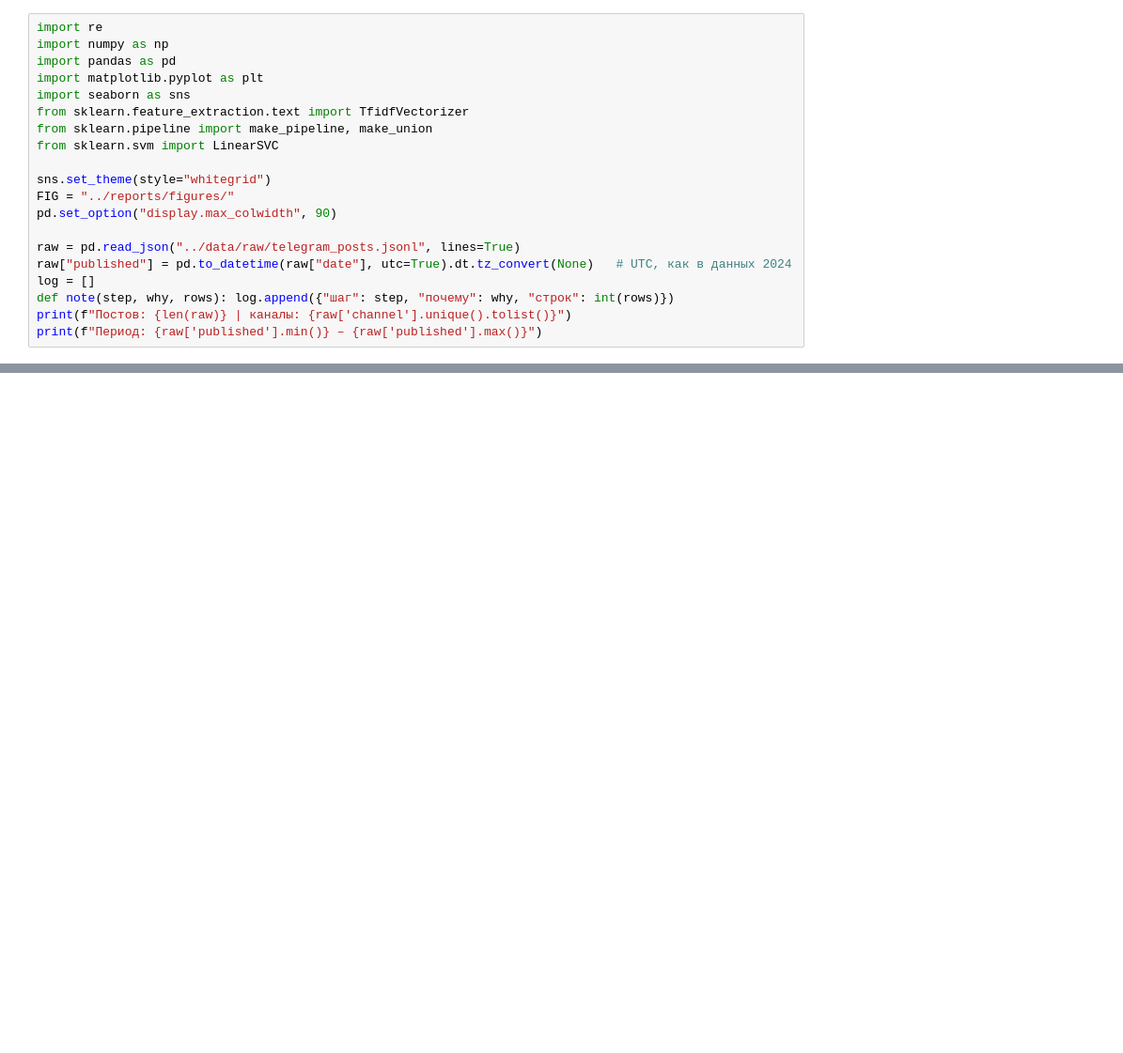
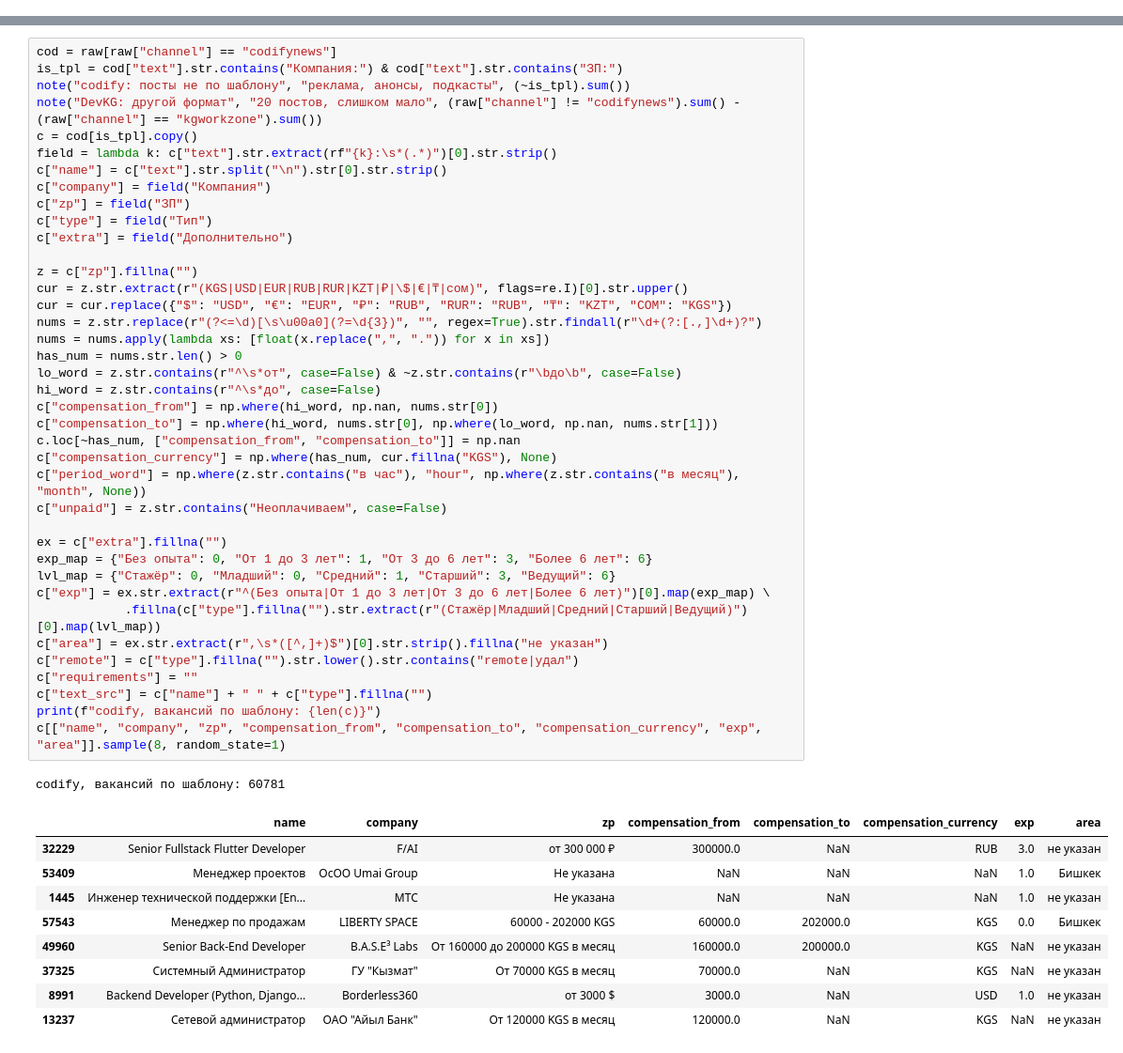
Before and after one commit to kambaraalieva/kg-job-market-analysis, a Jupyter notebook: notebooks/07_telegram_2026.ipynb, the cells around one changed output, grey strips where cells are left out. Shown at 94% size. Drawn from its saved outputs; the diff is of its cells as text; blank space fills up the shorter version.

```diff
--- a/notebooks/07_telegram_2026.ipynb
+++ b/notebooks/07_telegram_2026.ipynb
@@ -19,20 +0,0 @@
-# %%
-import re
-import numpy as np
-import pandas as pd
-import matplotlib.pyplot as plt
-import seaborn as sns
-from sklearn.feature_extraction.text import TfidfVectorizer
-from sklearn.pipeline import make_pipeline, make_union
-from sklearn.svm import LinearSVC
-
-sns.set_theme(style="whitegrid")
-FIG = "../reports/figures/"
-pd.set_option("display.max_colwidth", 90)
-
-raw = pd.read_json("../data/raw/telegram_posts.jsonl", lines=True)
-raw["published"] = pd.to_datetime(raw["date"], utc=True).dt.tz_convert(None)   # UTC, как в данных 2024
-log = []
-def note(step, why, rows): log.append({"шаг": step, "почему": why, "строк": int(rows)})
-print(f"Постов: {len(raw)} | каналы: {raw['channel'].unique().tolist()}")
-print(f"Период: {raw['published'].min()} – {raw['published'].max()}")
@@ -375,0 +78,50 @@ summary.style.format({"скрыта": "{:.0%}", "медиана": "{:,.0f}"})
+# %%
+cod = raw[raw["channel"] == "codifynews"]
+is_tpl = cod["text"].str.contains("Компания:") & cod["text"].str.contains("ЗП:")
+note("codify: посты не по шаблону", "реклама, анонсы, подкасты", (~is_tpl).sum())
+note("DevKG: другой формат", "20 постов, слишком мало", (raw["channel"] != "codifynews").sum() - (raw["channel"] == "kgworkzone").sum())
+c = cod[is_tpl].copy()
+field = lambda k: c["text"].str.extract(rf"{k}:\s*(.*)")[0].str.strip()
+c["name"] = c["text"].str.split("\n").str[0].str.strip()
+c["company"] = field("Компания")
+c["zp"] = field("ЗП")
+c["type"] = field("Тип")
+c["extra"] = field("Дополнительно")
+
+z = c["zp"].fillna("")
+cur = z.str.extract(r"(KGS|USD|EUR|RUB|RUR|KZT|₽|\$|€|₸|сом)", flags=re.I)[0].str.upper()
+cur = cur.replace({"$": "USD", "€": "EUR", "₽": "RUB", "RUR": "RUB", "₸": "KZT", "СОМ": "KGS"})
+nums = z.str.replace(r"(?<=\d)[\s\u00a0](?=\d{3})", "", regex=True).str.findall(r"\d+(?:[.,]\d+)?")
+nums = nums.apply(lambda xs: [float(x.replace(",", ".")) for x in xs])
+has_num = nums.str.len() > 0
+lo_word = z.str.contains(r"^\s*от", case=False) & ~z.str.contains(r"\bдо\b", case=False)
+hi_word = z.str.contains(r"^\s*до", case=False)
+c["compensation_from"] = np.where(hi_word, np.nan, nums.str[0])
+c["compensation_to"] = np.where(hi_word, nums.str[0], np.where(lo_word, np.nan, nums.str[1]))
+c.loc[~has_num, ["compensation_from", "compensation_to"]] = np.nan
+c["compensation_currency"] = np.where(has_num, cur.fillna("KGS"), None)
+c["period_word"] = np.where(z.str.contains("в час"), "hour", np.where(z.str.contains("в месяц"), "month", None))
+c["unpaid"] = z.str.contains("Неоплачиваем", case=False)
+
+ex = c["extra"].fillna("")
+exp_map = {"Без опыта": 0, "От 1 до 3 лет": 1, "От 3 до 6 лет": 3, "Более 6 лет": 6}
+lvl_map = {"Стажёр": 0, "Младший": 0, "Средний": 1, "Старший": 3, "Ведущий": 6}
+c["exp"] = ex.str.extract(r"^(Без опыта|От 1 до 3 лет|От 3 до 6 лет|Более 6 лет)")[0].map(exp_map) \
+            .fillna(c["type"].fillna("").str.extract(r"(Стажёр|Младший|Средний|Старший|Ведущий)")[0].map(lvl_map))
+c["area"] = ex.str.extract(r",\s*([^,]+)$")[0].str.strip().fillna("не указан")
+c["remote"] = c["type"].fillna("").str.lower().str.contains("remote|удал")
+c["requirements"] = ""
+c["text_src"] = c["name"] + " " + c["type"].fillna("")
+print(f"codify, вакансий по шаблону: {len(c)}")
+c[["name", "company", "zp", "compensation_from", "compensation_to", "compensation_currency", "exp", "area"]].sample(8, random_state=1)
+# %% [output]
+codify, вакансий по шаблону: 60781
+|  | name | company | zp | compensation_from | compensation_to | compensation_currency | exp | area |
+| 32229 | Senior Fullstack Flutter Developer | F/AI | от 300 000 ₽ | 300000.0 | NaN | RUB | 3.0 | не указан |
+| 53409 | Менеджер проектов | ОсОО Umai Group | Не указана | NaN | NaN | NaN | 1.0 | Бишкек |
+| 1445 | Инженер технической поддержки [En... | МТС | Не указана | NaN | NaN | NaN | 1.0 | не указан |
+| 57543 | Менеджер по продажам | LIBERTY SPACE | 60000 - 202000 KGS | 60000.0 | 202000.0 | KGS | 0.0 | Бишкек |
+| 49960 | Senior Back-End Developer | B.A.S.E³ Labs | От 160000 до 200000 KGS в месяц | 160000.0 | 200000.0 | KGS | NaN | не указан |
+| 37325 | Системный Администратор | ГУ "Кызмат" | От 70000 KGS в месяц | 70000.0 | NaN | KGS | NaN | не указан |
+| 8991 | Backend Developer (Python, Django... | Borderless360 | от 3000 $ | 3000.0 | NaN | USD | 1.0 | не указан |
+| 13237 | Сетевой администратор | ОАО "Айыл Банк" | От 120000 KGS в месяц | 120000.0 | NaN | KGS | NaN | не указан |
```
Also changed, not shown: parts of 36 cells of this notebook, 6 other files.
